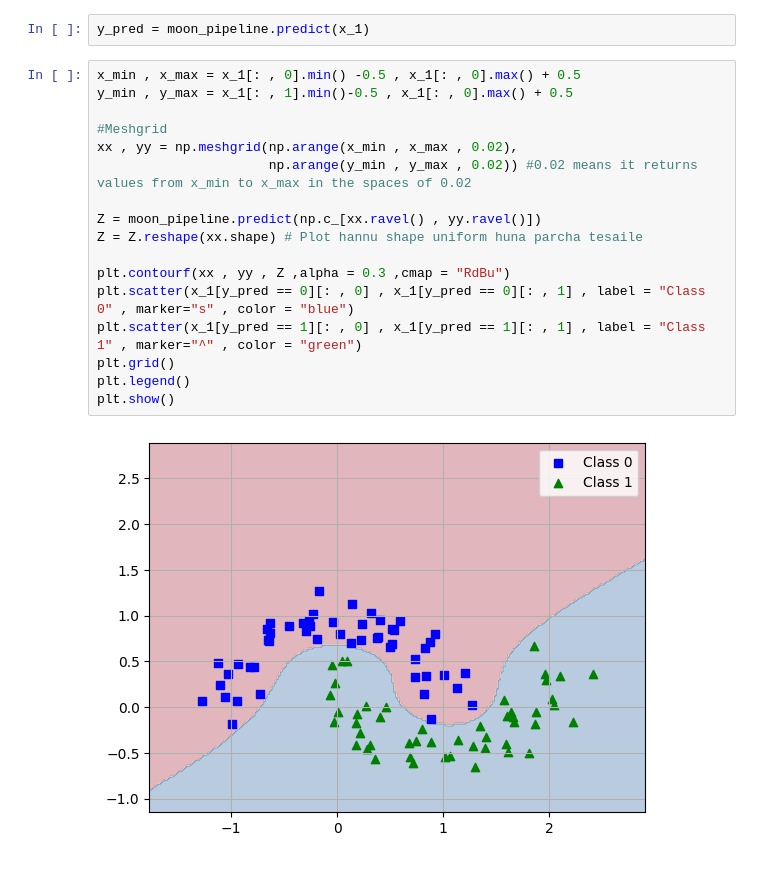
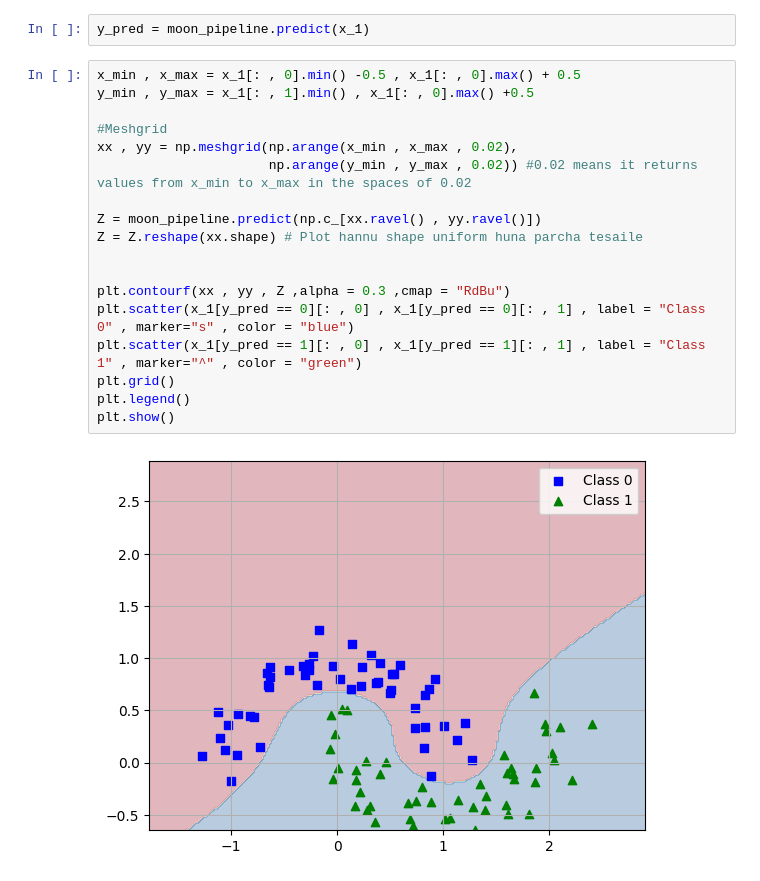
Before and after one commit to abjan90/Machine-learning, a Jupyter notebook: Supportvectormachine.ipynb, the cells around one changed output. Saved outputs shown, nothing was run; the diff lists cells and outputs as text.

Commit message:
Graphics

```diff
--- a/Supportvectormachine.ipynb
+++ b/Supportvectormachine.ipynb
@@ -86,20 +86,21 @@ Pipeline(steps=[('scaler', StandardScaler()),
 y_pred = moon_pipeline.predict(x_1)
 # %%
 x_min , x_max = x_1[: , 0].min() -0.5 , x_1[: , 0].max() + 0.5
-y_min , y_max = x_1[: , 1].min()-0.5 , x_1[: , 0].max() + 0.5
+y_min , y_max = x_1[: , 1].min() , x_1[: , 0].max() +0.5
 
 #Meshgrid
 xx , yy = np.meshgrid(np.arange(x_min , x_max , 0.02),
                       np.arange(y_min , y_max , 0.02)) #0.02 means it returns values from x_min to x_max in the spaces of 0.02
 
 Z = moon_pipeline.predict(np.c_[xx.ravel() , yy.ravel()])
 Z = Z.reshape(xx.shape) # Plot hannu shape uniform huna parcha tesaile
 
+
 plt.contourf(xx , yy , Z ,alpha = 0.3 ,cmap = "RdBu")
 plt.scatter(x_1[y_pred == 0][: , 0] , x_1[y_pred == 0][: , 1] , label = "Class 0" , marker="s" , color = "blue")
 plt.scatter(x_1[y_pred == 1][: , 0] , x_1[y_pred == 1][: , 1] , label = "Class 1" , marker="^" , color = "green")
 plt.grid()
 plt.legend()
 plt.show()
 # %% [output]
-[figure, old version]
+[figure, new version]
```
Also changed, not shown: parts of 4 cells of this notebook.
